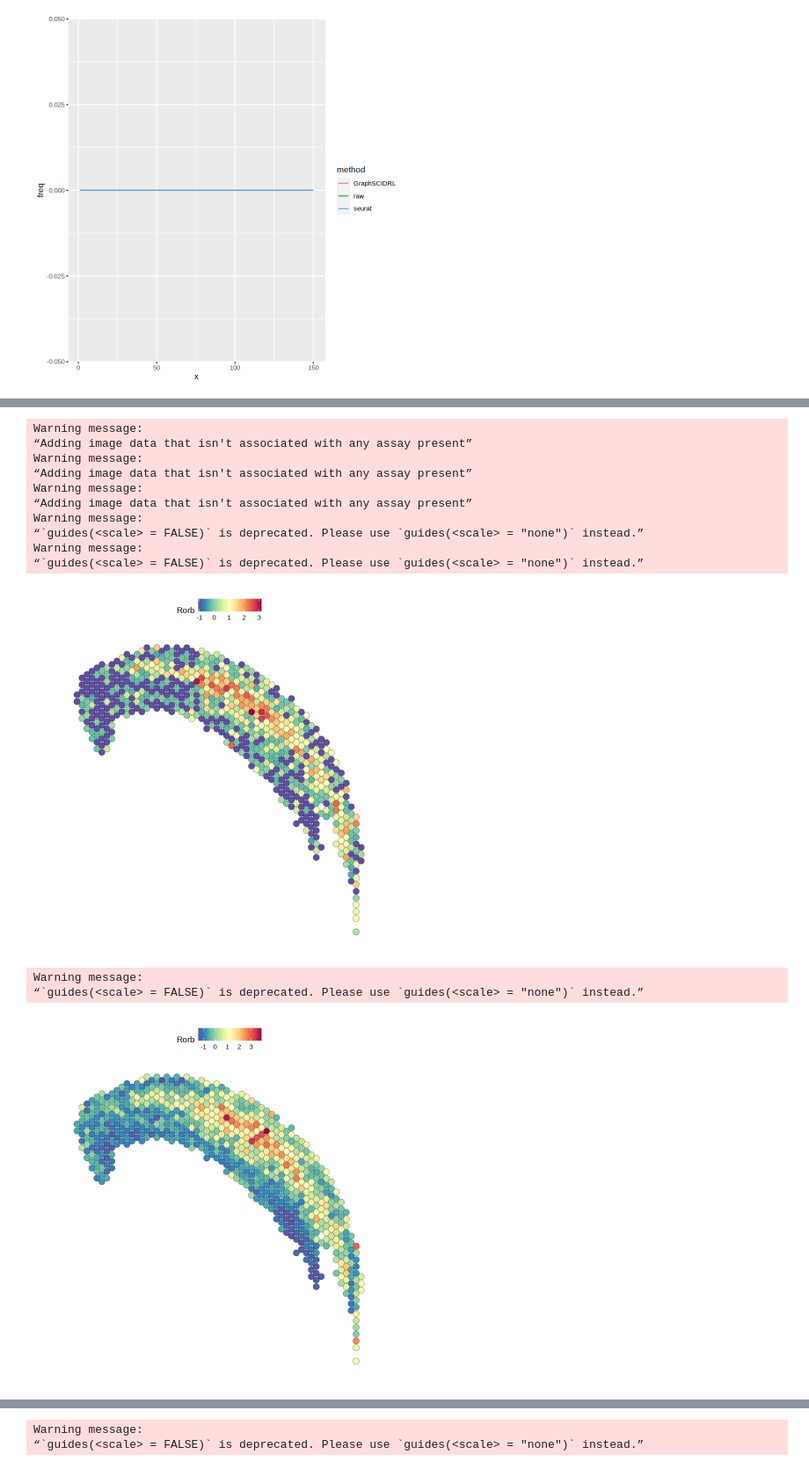
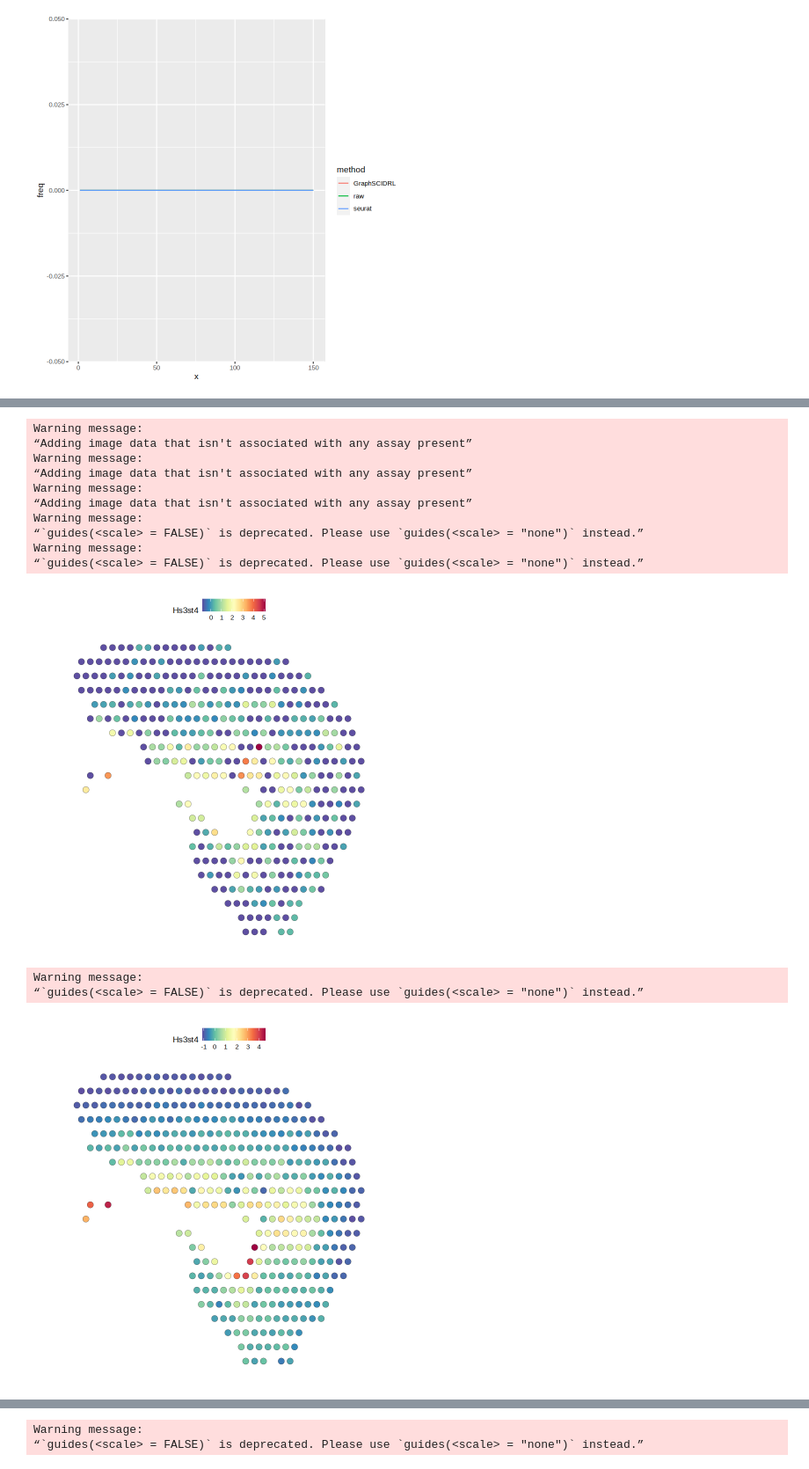
Before and after one commit to guott15/SPIRAL, a Jupyter notebook: Downstream/Downstream_Analysis_seurat.ipynb, the cells around one changed output, grey strips where cells are left out. Shown at 88% size. Cells and saved outputs as stored; diff of their text form; code cells hidden in the pictures.

```diff
--- a/Downstream/Downstream_Analysis_seurat.ipynb
+++ b/Downstream/Downstream_Analysis_seurat.ipynb
@@ -182,13 +193,13 @@ generate_obj<-function(X,coord,meta,embed,clust){
     return(dl)
 }
 names=rownames(gtt_clust)
-dl_org=generate_obj(feat[names,],coord[names,],meta[names,],embed[names,],gtt_clust)
-dl_re=generate_obj(xbar_new[names,],coord[names,],meta[names,],embed[names,],gtt_clust)
-dl_seurat=generate_obj(seurat_mat[names,],coord[names,],meta[names,],embed[names,],gtt_clust)
+dl_org=generate_obj(feat[names,],coord[names,],data.frame(batch=meta[names,'batch']),embed[names,],gtt_clust)
+dl_re=generate_obj(xbar_new[names,],coord[names,],data.frame(batch=meta[names,'batch']),embed[names,],gtt_clust)
+# dl_seurat=generate_obj(seurat_mat[names,],coord[names,],meta[names,],embed[names,],gtt_clust)
 ##############
 dl_org$gtt_clusters<-factor(dl_org$gtt_clusters,levels=uc)
 dl_re$gtt_clusters<-factor(dl_re$gtt_clusters,levels=uc)
-dl_seurat$gtt_clusters<-factor(dl_seurat$gtt_clusters,levels=uc)
+# dl_seurat$gtt_clusters<-factor(dl_seurat$gtt_clusters,levels=uc)
 # # # ####cortex#####
 # cortex=c('L2/3','L4','L5','L5/6','L6b')
 # dl_org_cortex=subset(dl_org,subset=celltype%in%cortex)
@@ -204,8 +239,10 @@ dl_seurat$gtt_clusters<-factor(dl_seurat$gtt_clusters,levels=uc)
 # %%
 Idents(dl_org_cortex)<-dl_org_cortex$gtt_clusters
-markers1=FindAllMarkers(dl_org_cortex,logfc.threshold = 0.25,test.use = "wilcox",slot = "data",min.pct = 0.1)
+dl_org_cortex1=subset(dl_org_cortex,batch%in%c(ub[3],ub[4]))
+markers1=FindAllMarkers(dl_org_cortex1,logfc.threshold = 0.25,test.use = "wilcox",slot = "data",min.pct = 0.1)
 markers1=markers1[markers1$p_val_adj<0.01,]
 markers1=markers1[order(-markers1$avg_log2FC,markers1$p_val_adj),]
 markers1$cluster=as.character(markers1$cluster)
 markers1=markers1[markers1$avg_log2FC>0.1,]
+write.csv(markers1,paste(dirs,"marker/subcortex_DEG_modify.csv",sep=""))
 # %% [output]
@@ -246,15 +266,34 @@ will replace the existing scale.
 # %%
+# cells1=c('Mitral','Tufted')
+# exp=dl_org@assays$RNA@data[,which(dl_org$celltype%in%cells1)]
+# data=data.frame(exp=0,cluster=0)
+# uc_cortex=c('3','12','0','26','17')
+# for(k in uc_cortex){
+#     a=markers1[markers1$cluster==k,7]
+#     data=rbind(data,data.frame(exp=as.vector(exp[a,]),cluster=k))
+# }
+# data=data[-1,]
+# data$cluster=as.factor(data$cluster)
+# data$cortex='cluster_0_3_12_26'
+# data$cortex[data$cluster%in%c('17')]='cluster_17'
+# data$cortex=factor(data$cortex,levels=c('cluster_17','cluster_0_3_12_26'))
+# stat.test<-compare_means(exp ~ cortex, data =data, method = "wilcox.test", paired = FALSE)
+# a=markers1[markers1$cluster%in%c(17),]
+# b=markers1[markers1$cluster%in%c('3','12','0','26'),]
+# setdiff(a$gene,b$gene)
+# intersect(a$gene,b$gene)
+
 cells1=c('Mitral','Tufted')
 exp=dl_org@assays$RNA@data[,which(dl_org$celltype%in%cells1)]
 data=data.frame(exp=0,cluster=0)
-uc_cortex=c('3','12','0','26','16','17')
+uc_cortex=c('2','3','15','21','10')
 for(k in uc_cortex){
     a=markers1[markers1$cluster==k,7]
     data=rbind(data,data.frame(exp=as.vector(exp[a,]),cluster=k))
 }
 data=data[-1,]
 data$cluster=as.factor(data$cluster)
-data$cortex='cluster_0_3_12_26'
-data$cortex[data$cluster%in%c('16','17')]='cluster_16_17'
-data$cortex=factor(data$cortex,levels=c('cluster_16_17','cluster_0_3_12_26'))
+data$cortex='cluster_2_3_15_21'
+data$cortex[data$cluster%in%c('10')]='cluster_10'
+data$cortex=factor(data$cortex,levels=c('cluster_10','cluster_2_3_15_21'))
 stat.test<-compare_means(exp ~ cortex, data =data, method = "wilcox.test", paired = FALSE)
@@ -833,35 +936,36 @@ png
 # %%
 genes=c('Cux2','Rorb', 'Myl4','Fezf2','Rprm','Hs3st4')
-k=2
-i=3
+i=1
+k=6
 size=5
 dl_org1=subset(dl_org_cortex,subset=batch==ub[i])
 dl_re1=subset(dl_re_cortex,subset=batch==ub[i])
 dl_seurat1=subset(dl_seurat_cortex,subset=batch==ub[i])
 a=t(apply(dl_org1@assays$RNA@data,1,scale))
 colnames(a)<-colnames(dl_org1@assays$RNA@data)
 dl_org1@assays$RNA@scale.data=a
 a=t(apply(dl_re1@assays$RNA@data,1,scale))
 colnames(a)<-colnames(dl_re1@assays$RNA@data)
 dl_re1@assays$RNA@scale.data=a
 a=t(apply(dl_seurat1@assays$RNA@data,1,scale))
 colnames(a)<-colnames(dl_seurat1@assays$RNA@data)
 dl_seurat1@assays$RNA@scale.data=a
+
 SpatialFeaturePlot(dl_org1, slot='scale.data',features=genes[k], alpha=c(1,1),ncol=1,pt.size.factor=size)
 SpatialFeaturePlot(dl_re1, slot='scale.data',features=genes[k], alpha=c(1,1),ncol=1,pt.size.factor=size)
 SpatialFeaturePlot(dl_seurat1, slot='scale.data',features=genes[k], alpha=c(1,1),ncol=1,pt.size.factor=size)
 # %% [output]
 Warning message:
 “Adding image data that isn't associated with any assay present”
 Warning message:
 “Adding image data that isn't associated with any assay present”
 Warning message:
 “Adding image data that isn't associated with any assay present”
 Warning message:
 “`guides(<scale> = FALSE)` is deprecated. Please use `guides(<scale> = "none")` instead.”
 Warning message:
 “`guides(<scale> = FALSE)` is deprecated. Please use `guides(<scale> = "none")` instead.”
-[figure, old version]
+[figure, new version]
 Warning message:
 “`guides(<scale> = FALSE)` is deprecated. Please use `guides(<scale> = "none")` instead.”
-[figure, old version]
+[figure, new version]
```
Also changed, not shown: parts of 25 cells of this notebook, 24 other files.
